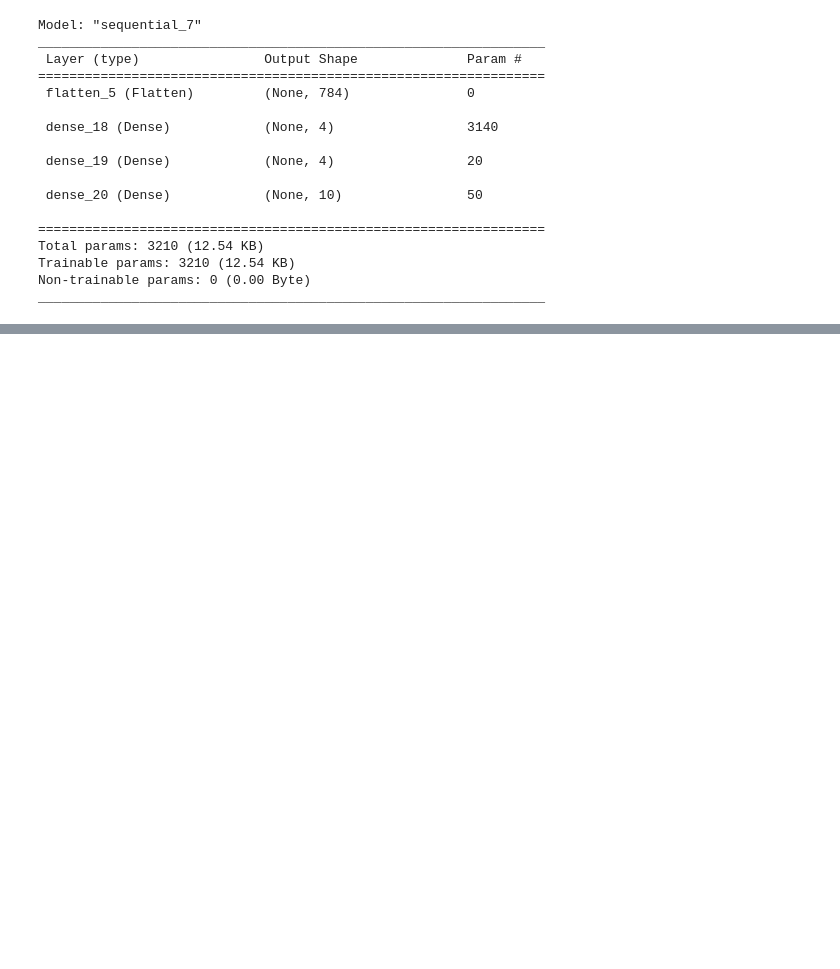
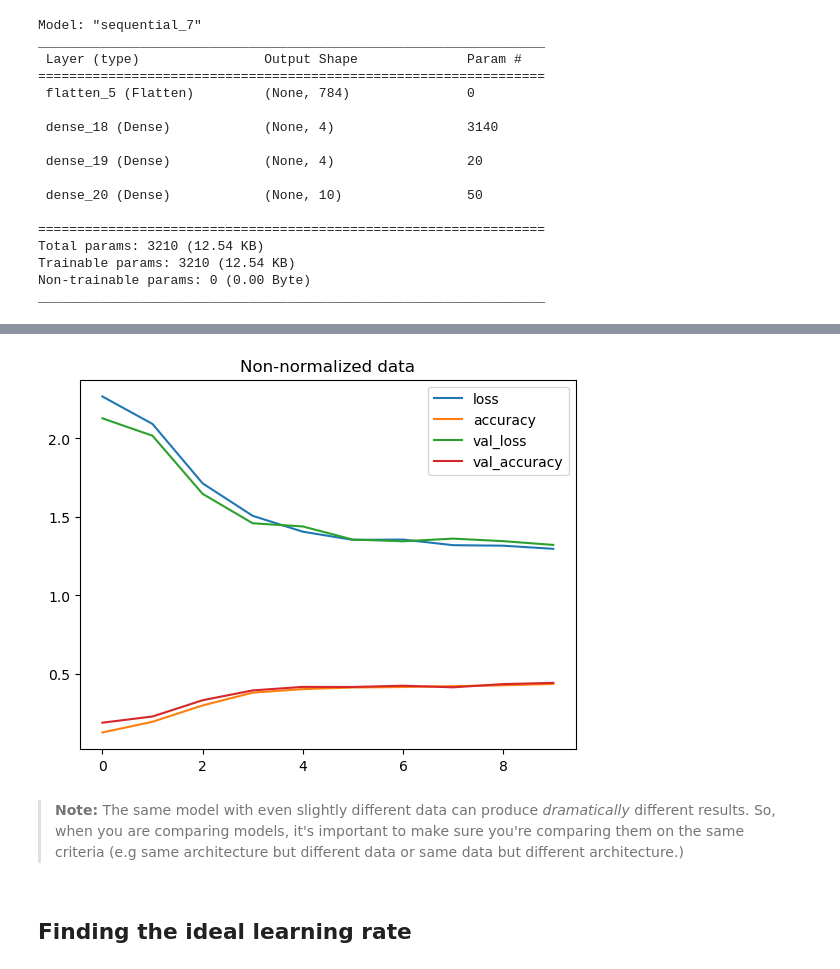
Before and after one commit to Abisoyesam/Deep-Learning-With-TensorFlow, a Jupyter notebook: 03 - Neural Network Classification/code/04 - Multiclass Classification.ipynb, the cells around one changed output, grey strips where cells are left out. Drawn from its saved outputs; the diff is of its cells as text; code cells hidden in the pictures; blank space fills up the shorter version.

```diff
--- a/03 - Neural Network Classification/code/04 - Multiclass Classification.ipynb
+++ b/03 - Neural Network Classification/code/04 - Multiclass Classification.ipynb
@@ -239,0 +346,9 @@ _________________________________________________________________
+# %%
+# Non-normalized Data model history
+pd.DataFrame(non_norm_history.history).plot(title="Non-normalized data");
+# %% [output]
+[figure, added]
+# %% [markdown]
+> **Note:** The same model with even slightly different data can produce *dramatically* different results. So, when you are comparing models, it's important to make sure you're comparing them on the same criteria (e.g same architecture but different data or same data but different architecture.)
+# %% [markdown]
+## Finding the ideal learning rate
```
Also changed, not shown: parts of 17 cells of this notebook, 2 other files.
